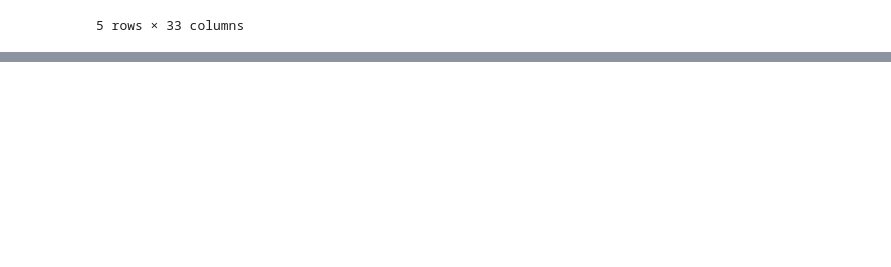
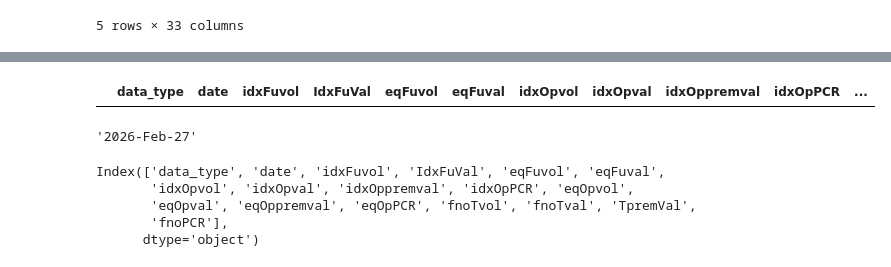
Before and after one commit to shailsun28/stockshortlisting, a Jupyter notebook: Untitled5.ipynb, the cells around one changed output, grey strips where cells are left out. Drawn from its saved outputs; the diff is of its cells as text; code cells hidden in the pictures; blank space fills up the shorter version.

```diff
--- a/Untitled5.ipynb
+++ b/Untitled5.ipynb
@@ -578,0 +271,16 @@ buysell_df_single
+# %%
+fno_today.head()
+# %% [output]
+|  | data_type | date | idxFuvol | IdxFuVal | eqFuvol | eqFuval | idxOpvol | idxOpval | idxOppremval | idxOpPCR | ... |
+# %%
+today_str
+# %% [output]
+'2026-Feb-27'
+# %%
+fno_df.columns
+# %% [output]
+Index(['data_type', 'date', 'idxFuvol', 'IdxFuVal', 'eqFuvol', 'eqFuval',
+       'idxOpvol', 'idxOpval', 'idxOppremval', 'idxOpPCR', 'eqOpvol',
+       'eqOpval', 'eqOppremval', 'eqOpPCR', 'fnoTvol', 'fnoTval', 'TpremVal',
+       'fnoPCR'],
+      dtype='object')
```
Also changed, not shown: parts of 2 cells of this notebook, 1 other file.
